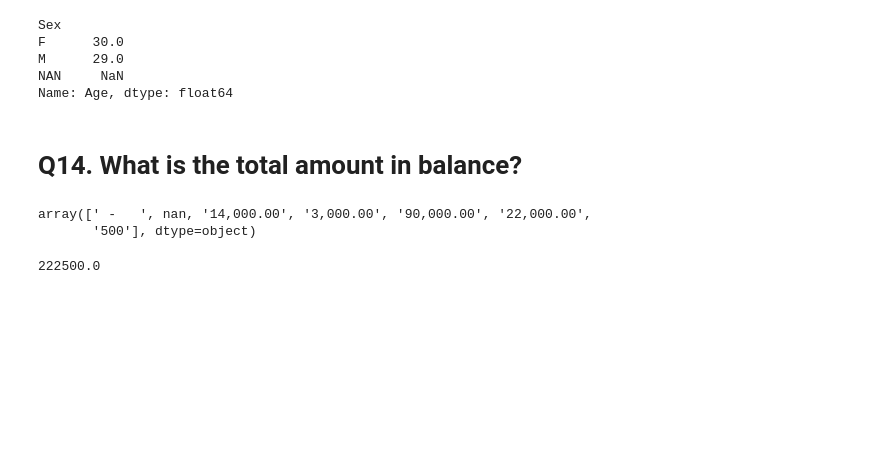
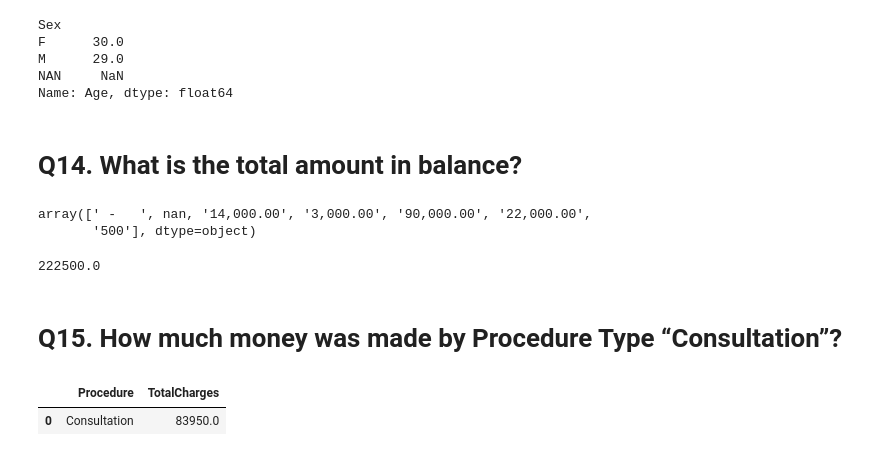
Before and after one commit to DataIntelligenceHub/Python-Assignment-2, a Jupyter notebook: ObaidUrRehman_ISB_Python_Assignment2/Python_Assignment2.ipynb, the cells around one changed output. Cells and saved outputs as stored; diff of their text form; code cells hidden in the pictures; blank space fills up the shorter version.

```diff
--- a/ObaidUrRehman_ISB_Python_Assignment2/Python_Assignment2.ipynb
+++ b/ObaidUrRehman_ISB_Python_Assignment2/Python_Assignment2.ipynb
@@ -507,3 +507,15 @@ amountBalance = hfd.AmountBalance.sum()
 amountBalance #222500
 # %% [output]
 222500.0
+# %% [markdown]
+# Q15. How much money was made by Procedure Type “Consultation”?
+# %%
+hfd.TotalCharges = pd.to_numeric(hfd.TotalCharges,errors='coerce')
+consEarn = hfd[['Procedure','TotalCharges']].copy()
+consEarn = consEarn.loc[consEarn['Procedure']=='Consultation']
+consEarn = consEarn.groupby('Procedure').sum()
+consEarn = consEarn.reset_index()
+consEarn #83950
+# %% [output]
+|  | Procedure | TotalCharges |
+| 0 | Consultation | 83950.0 |
```
